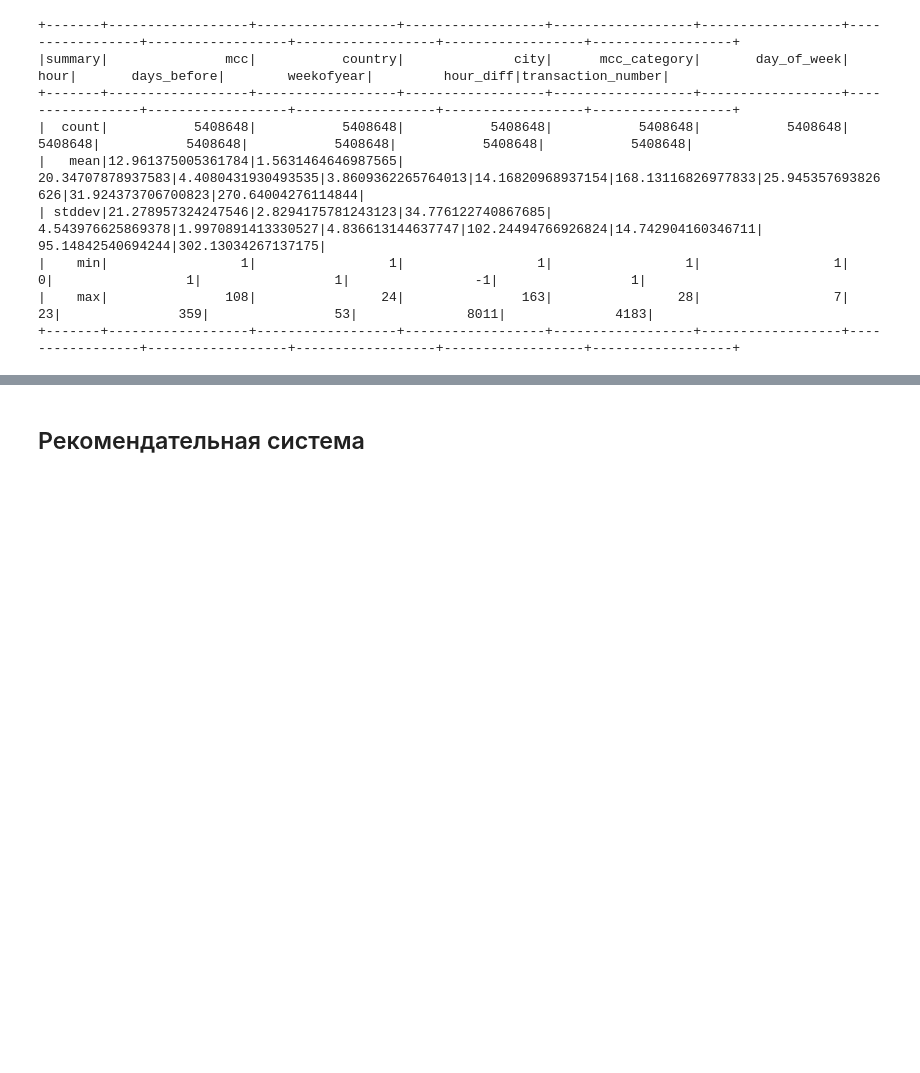
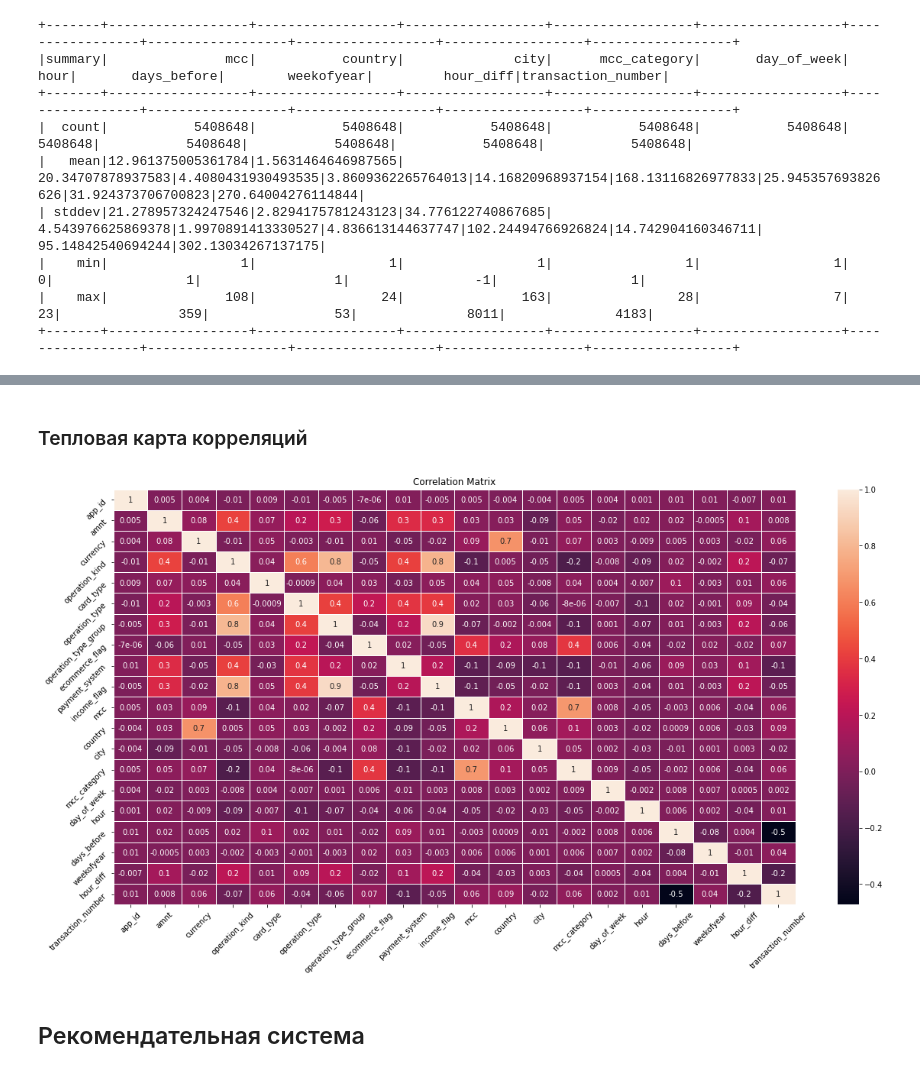
Before and after one commit to VladHardAndSoftWare/Project, a Jupyter notebook: Spark_ALS.ipynb, the cells around one changed output, grey strips where cells are left out. Drawn from its saved outputs; the diff is of its cells as text; code cells hidden in the pictures; blank space fills up the shorter version.

```diff
--- a/Spark_ALS.ipynb
+++ b/Spark_ALS.ipynb
@@ -191,0 +289,4 @@ df['mcc',
+# %% [markdown]
+### Тепловая карта корреляций
+# %%
+vector_col = "corr_features"
@@ -192,16 +315,41 @@ df['mcc',
+# %%
+dataset_vector = assembler.setHandleInvalid("skip").transform(df).select(vector_col)
+# %%
+matrix = Correlation.corr(dataset_vector, vector_col).collect()[0][0]
+corrmatrix = matrix.toArray().tolist()
 # %%
-# import seaborn as sns
+fig, ax = plt.subplots(figsize=(20,10))
+attr = [
+ 'app_id',
+ 'amnt',
+ 'currency',
+ 'operation_kind',
+ 'card_type',
+ 'operation_type',
+ 'operation_type_group',
+ 'ecommerce_flag',
+ 'payment_system',
+ 'income_flag',
+ 'mcc',
+ 'country',
+ 'city',
+ 'mcc_category',
+ 'day_of_week',
+ 'hour',
+ 'days_before',
+ 'weekofyear',
+ 'hour_diff',
+ 'transaction_number']
+ax.set_title("Correlation Matrix")
 
-# fig, ax = plt.subplots(figsize=(20,10))
-# attr = ["Value (x$1000)","Shares","Voting Sole","Shared","None", "open", "high", "low","close","volume","total_value","Shares type indexed","CUSIP indexed","ticker indexed","CIK indexed", "target", 'next_target']
-# ax.set_title("Correlation Matrix")
-
-# ax = sns.heatmap(corrmatrix, linewidth=0.5, annot=True, fmt='.1g')
-# ax.set_xticklabels(attr)
-# ax.set_yticklabels(attr)
-# plt.xticks(rotation = 45)
-# plt.yticks(rotation = 45)
-# plt.show()
+ax = sns.heatmap(corrmatrix, linewidth=0.5, annot=True, fmt='.1g')
+ax.set_xticklabels(attr)
+ax.set_yticklabels(attr)
+plt.xticks(rotation = 45)
+plt.yticks(rotation = 45)
+plt.show()
+# %% [output]
+[figure, added]
 # %% [markdown]
 ## Рекомендательная система
 # %%
```
Also changed, not shown: parts of 22 cells of this notebook.
